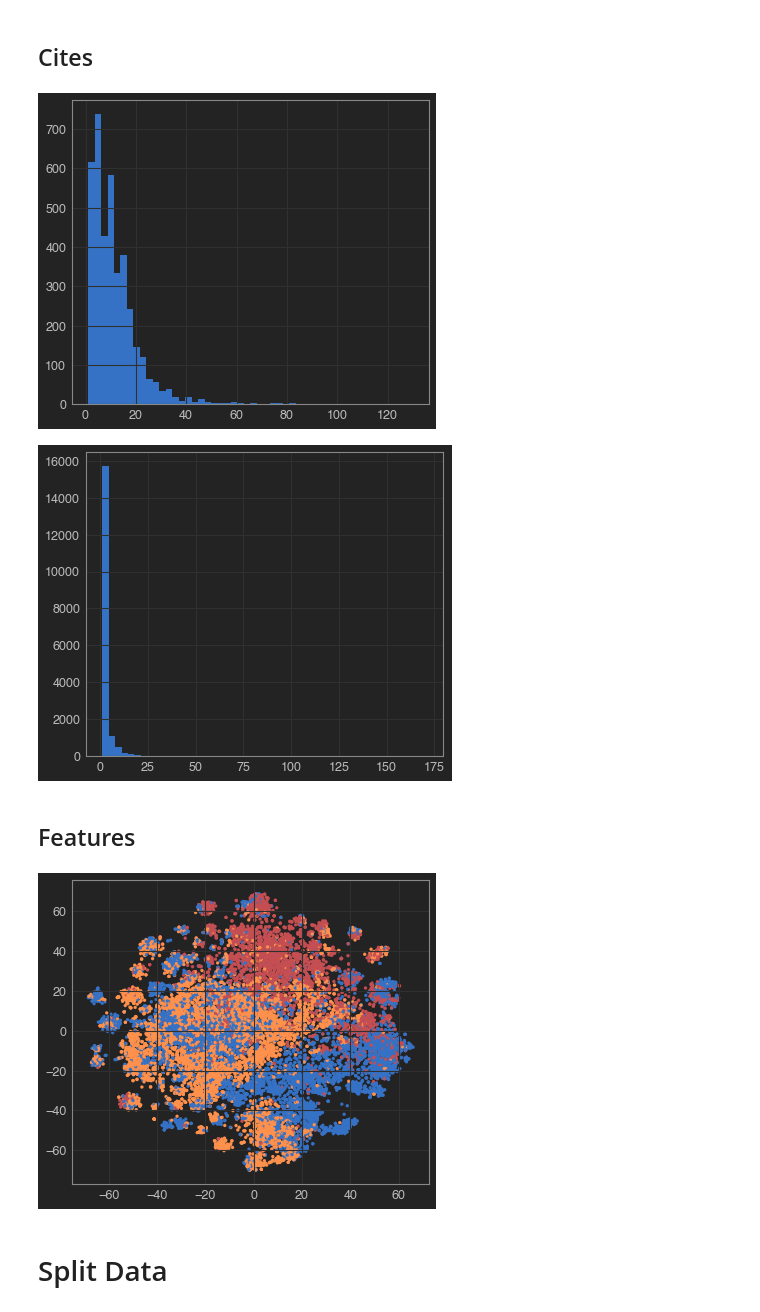
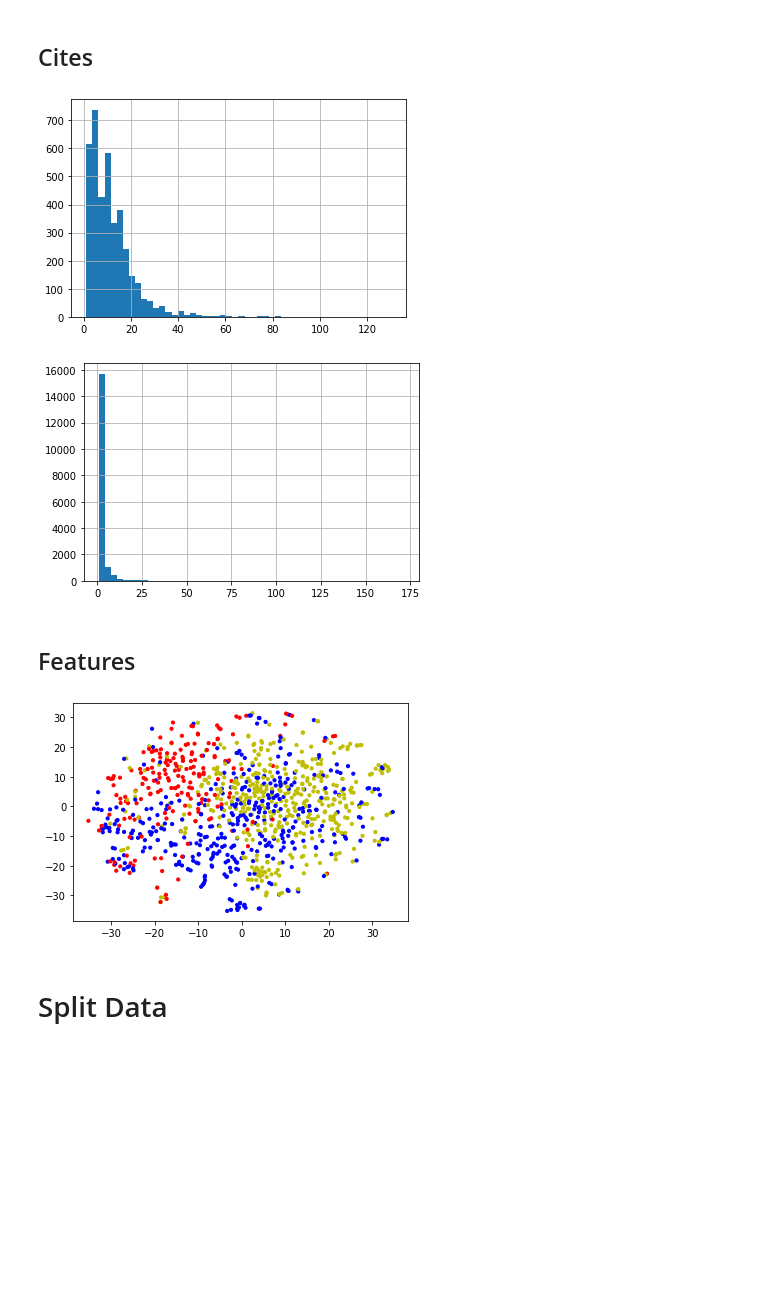
Before and after one commit to xx529/GNN, a Jupyter notebook: GraphSAGE/GraphSAGE.ipynb, the cells around one changed output. Cells and saved outputs as stored; diff of their text form; code cells hidden in the pictures; blank space fills up the shorter version.

```diff
--- a/GraphSAGE/GraphSAGE.ipynb
+++ b/GraphSAGE/GraphSAGE.ipynb
@@ -42,7 +67,7 @@ config = {
 ## Paper Vector
 # %%
 # 文章特征向量
-with open('./data/Pubmed-Diabetes.NODE.paper.tab', 'r') as f:
+with open('/content/drive/MyDrive/Colab Notebooks Project/GNN/Pubmed-Diabetes/data/Pubmed-Diabetes.NODE.paper.tab', 'r') as f:
     _, meta_data, *contents = f.readlines()
 
 # 构造 DataFrame 的列
@@ -50,7 +75,7 @@ words = [re.findall(':(.*):0.0', x)[0] for x in meta_data.split('\t')[1:-1]]
 
 # 构造 record 数据形式
 record = []
-for content in contents:
+for content in tqdm(contents):
     paper_id, label, *words_vec, _ = content.split('\t')
 
     record.append({
@@ -84,11 +109,11 @@ df_paper
 ## Cites Relations
 # %%
 # 引用关系
-with open('./data/Pubmed-Diabetes.DIRECTED.cites.tab', 'r') as f:
+with open('/content/drive/MyDrive/Colab Notebooks Project/GNN/Pubmed-Diabetes/data/Pubmed-Diabetes.DIRECTED.cites.tab', 'r') as f:
     meta_data, _, *cites = f.readlines()
 
 record = []
-for cite in cites:
+for cite in tqdm(cites):
     idx, paper1, _, paper2 = cite.split('\t')
     record.append({
         'idx': int(idx),
@@ -156,25 +181,25 @@ plt.show()
 df_cites['paper1'].value_counts().hist(bins=50)
 plt.show()
 # %% [output]
-[figure, old version]
+[figure, new version]
 # %%
 # 引用分布
 df_cites['paper2'].value_counts().hist(bins=50)
 plt.show()
 # %% [output]
-[figure, old version]
+[figure, new version]
 # %% [markdown]
 ## Features
 # %%
 # 可视化词向量
 tsne = TSNE(n_components=2, init='pca', random_state=501)
-x_tsne = tsne.fit_transform(df_paper[words].values)
+x_tsne = tsne.fit_transform(df_paper[words].values[:1000])
 
 c_map = {0: 'r', 1: 'b', 2: 'y'}
-plt.scatter(x_tsne[:,0], x_tsne[:,1], c=[c_map[x] for x in df_paper['label'].values], s=10)
+plt.scatter(x_tsne[:,0], x_tsne[:,1], c=[c_map[x] for x in df_paper['label'].values[:1000]], s=10)
 plt.show()
 # %% [output]
-[figure, old version]
+[figure, new version]
 # %% [markdown]
 # Split Data
 # %% [markdown]
```
Also changed, not shown: parts of 13 cells of this notebook.
